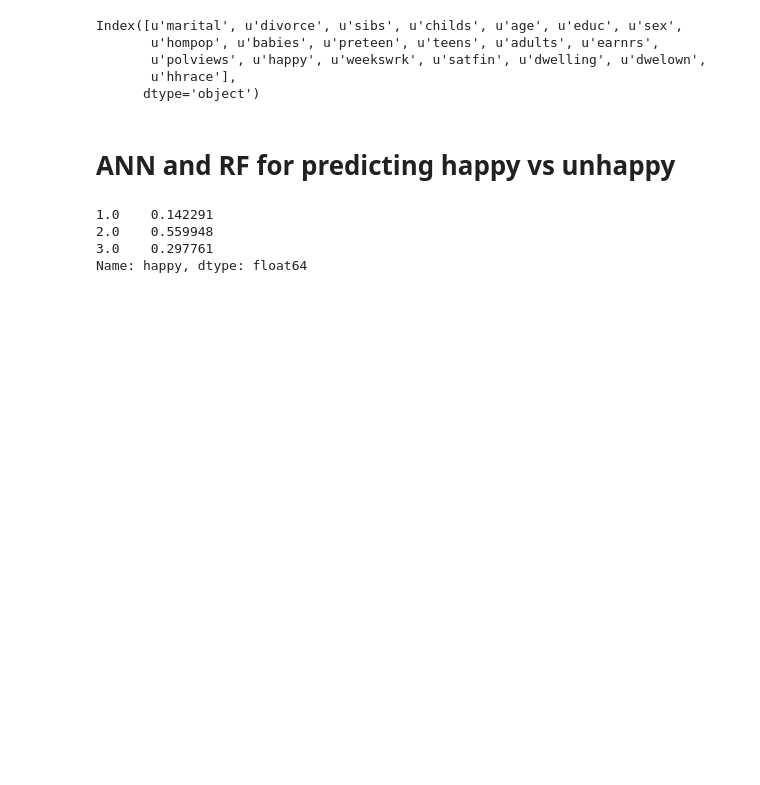
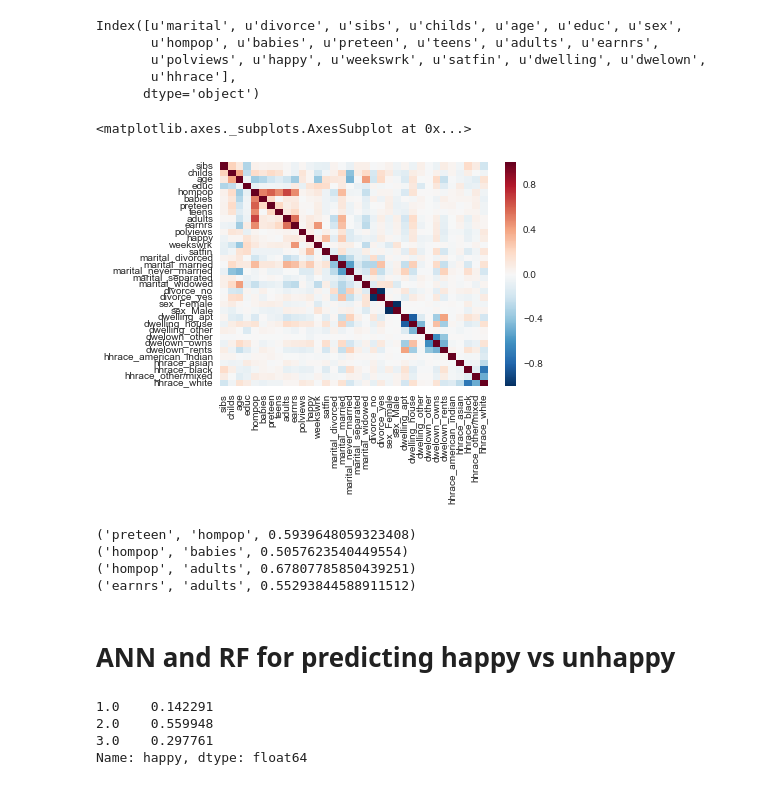
Before and after one commit to cmgerr/General-Social-Survey, a Jupyter notebook: Models/ANN_vs_RF_models.ipynb, the cells around one changed output. Saved outputs shown, nothing was run; the diff lists cells and outputs as text; code cells hidden in the pictures; blank space fills up the shorter version.

```diff
--- a/Models/ANN_vs_RF_models.ipynb
+++ b/Models/ANN_vs_RF_models.ipynb
@@ -81,3 +79,25 @@ Index([u'marital', u'divorce', u'sibs', u'childs', u'age', u'educ', u'sex',
        u'polviews', u'happy', u'weekswrk', u'satfin', u'dwelling', u'dwelown',
        u'hhrace'],
       dtype='object')
+# %%
+# look at correlations
+corrs = pd.get_dummies(data).corr()
+sns.heatmap(corrs)
+# %% [output]
+<matplotlib.axes._subplots.AxesSubplot at 0x...>
+[figure, added]
+# %%
+corrs = pd.get_dummies(data).corr()
+highcorrs = []
+for col in corrs:
+    for ind in corrs.index:
+        if col < ind:
+            corr = corrs.loc[ind, col]
+            if corr > 0.5:
+                highcorrs.append((ind, col, corr))
+for line in highcorrs: print line
+# %% [output]
+('preteen', 'hompop', 0.5939648059323408)
+('hompop', 'babies', 0.5057623540449554)
+('hompop', 'adults', 0.67807785850439251)
+('earnrs', 'adults', 0.55293844588911512)
```
Also changed, not shown: parts of 14 cells of this notebook.
